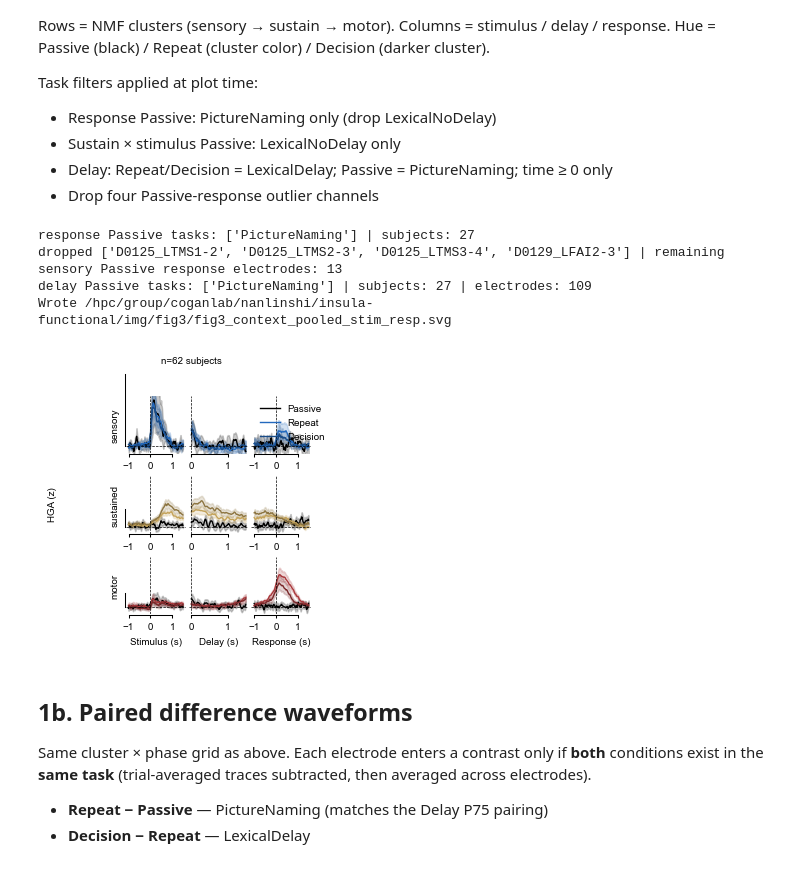
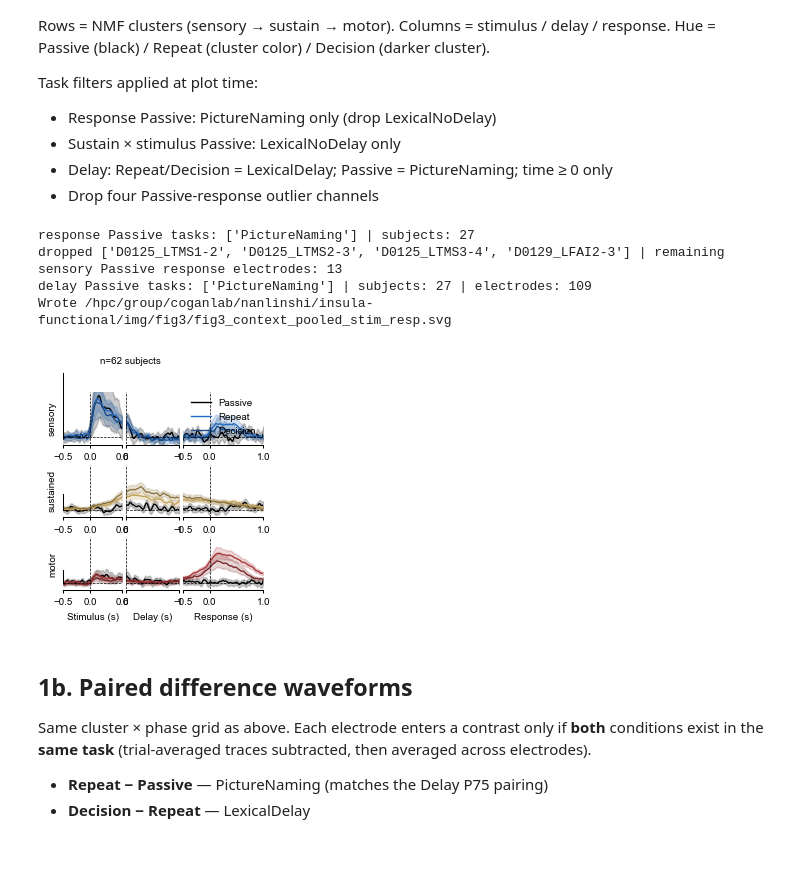
Before and after one commit to shinanlin/insula, a Jupyter notebook: vizpub/fig3.ipynb, the cells around one changed output. Drawn from its saved outputs; the diff is of its cells as text; code cells hidden in the pictures.

```diff
--- a/vizpub/fig3.ipynb
+++ b/vizpub/fig3.ipynb
@@ -457,6 +448,17 @@ from matplotlib.colors import to_hex, to_rgb
 phases = ["stimulus", "delay", "response"]
 descriptions = ["Passive", "Repeat", "Decision"]
 ylim = (-0.1, 0.7)
+# Same phase windows as vizpub/fig2.ipynb HGA traces, except response ends at 1 s.
+TRACE_XLIMS = {
+    "stimulus": (-0.5, 0.6),
+    "delay": (0.0, 1.0),
+    "response": (-0.5, 1.0),
+}
+TRACE_XTICKS = {
+    "stimulus": (-0.5, 0.0, 0.6),
+    "delay": (0.0, 1.0),
+    "response": (-0.5, 0.0, 1.0),
+}
 n_rows, n_cols = len(CLUSTERS), len(phases)
 
 
@@ -519,14 +521,26 @@ print(
     delay_passive.channel.nunique() if len(delay_passive) else 0,
 )
 
-fig, axes = plt.subplots(
+width_ratios = [hi - lo for lo, hi in (TRACE_XLIMS[phase] for phase in phases)]
+# Three axes together are 4.0 cm; column gaps are extra. Height is unchanged.
+_col_w = 4.0 * cm
+_left, _right, _wspace = 0.28, 0.94, 0.05
+_fig_w = _col_w * (n_cols + _wspace * (n_cols - 1)) / ((_right - _left) * n_cols)
+fig = plt.figure(figsize=(7.7* cm, 6.5 * cm))
+gs = fig.add_gridspec(
     nrows=n_rows,
     ncols=n_cols,
-    figsize=(2.2 * n_cols * cm + 1.0 * cm, 2.4 * n_rows * cm),
-    sharey="row",
-    squeeze=False,
+    width_ratios=width_ratios,
+    wspace=_wspace,
+    hspace=0.4,
+    left=_left,
+    right=_right,
 )
-plt.subplots_adjust(wspace=0.05, hspace=0.4, left=0.28)
+axes = np.empty((n_rows, n_cols), dtype=object)
+for row in range(n_rows):
+    for col in range(n_cols):
+        sharey = axes[row, 0] if col else None
+        axes[row, col] = fig.add_subplot(gs[row, col], sharey=sharey)
 
 for row, cluster in enumerate(CLUSTERS):
     cluster_df = fig_df[fig_df["functional_cluster"] == cluster]
@@ -563,7 +577,8 @@ for row, cluster in enumerate(CLUSTERS):
                     & (phase_df["description"] == "Passive")
                 )
             ]
-            phase_df = phase_df.loc[phase_df["time"] >= 0].copy()
+        lo, hi = TRACE_XLIMS[phase]
+        phase_df = phase_df[(phase_df["time"] >= lo) & (phase_df["time"] <= hi)]
         present = [d for d in descriptions if (phase_df["description"] == d).any()]
         if phase_df.empty or not present:
             ax.text(
@@ -597,35 +612,37 @@ for row, cluster in enumerate(CLUSTERS):
 
         ax.axvline(x=0, color="k", linestyle="--", linewidth=0.5)
         ax.axhline(y=0, color="k", linestyle="--", linewidth=0.5)
+        ax.set_xlim(lo, hi)
+        ax.set_xticks(TRACE_XTICKS[phase])
         ax.tick_params(labelsize=fontsize, width=0.75, length=2, which="both")
         plt.setp(ax.spines.values(), linewidth=0.75)
         sns.despine(ax=ax, offset=0.5, trim=True)
         ax.set_ylim(*ylim)
         if col != 0:
             ax.set_yticklabels([])
             ax.set_yticks([])
             ax.spines["left"].set_visible(False)
         ax.set_xlabel(
             f"{phase.capitalize()} (s)" if row == n_rows - 1 else "",
             fontsize=fontsize,
         )
         ax.set_ylabel(label if col == 0 else "", fontsize=fontsize)
 
-fig.supylabel("HGA (z)", fontsize=fontsize, x=0.02)
+# fig.supylabel("HGA (z)", fontsize=fontsize, x=0.02)
 fig.suptitle(
     f"n={fig_df.subject.nunique()} subjects",
     fontsize=fontsize,
     y=1.02,
 )
 out = save_svg(fig, IMG_DIR / "fig3_context_pooled_stim_resp")
 print("Wrote", out)
 plt.show()
 # %% [output]
 response Passive tasks: ['PictureNaming'] | subjects: 27
 dropped ['D0125_LTMS1-2', 'D0125_LTMS2-3', 'D0125_LTMS3-4', 'D0129_LFAI2-3'] | remaining sensory Passive response electrodes: 13
 delay Passive tasks: ['PictureNaming'] | subjects: 27 | electrodes: 109
 Wrote /hpc/group/coganlab/nanlinshi/insula-functional/img/fig3/fig3_context_pooled_stim_resp.svg
-[figure, old version]
+[figure, new version]
 # %% [markdown]
 ## 1b. Paired difference waveforms
 
```
Also changed, not shown: parts of 30 cells of this notebook, 5 other files.
